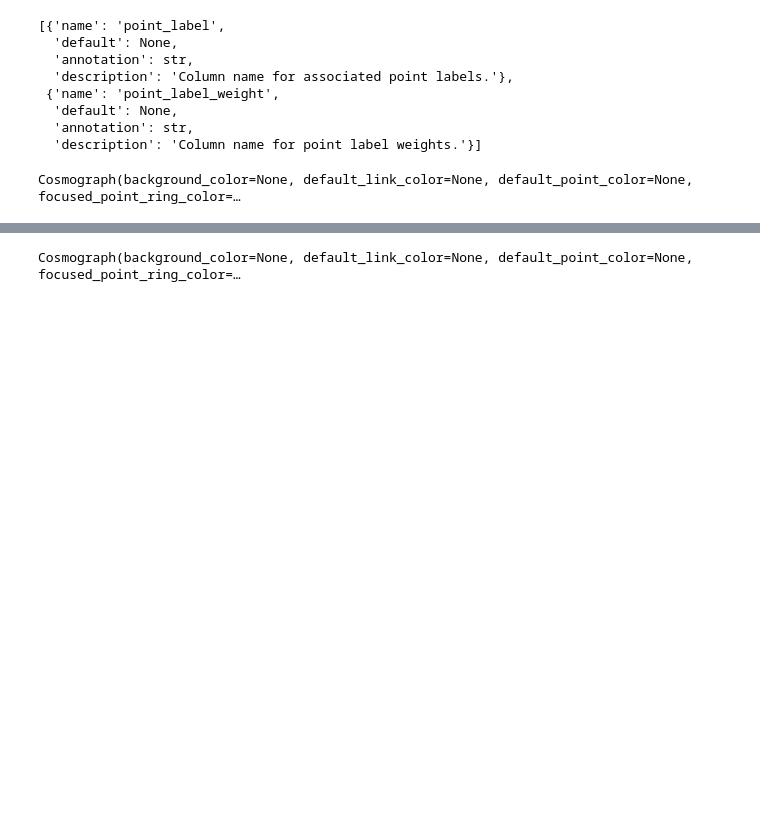
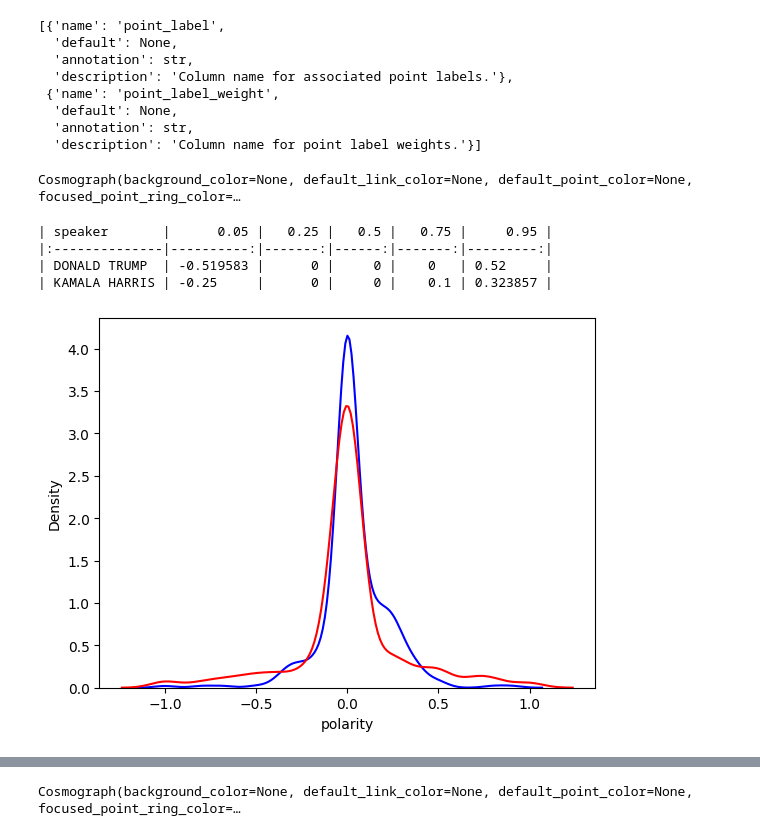
Before and after one commit to cosmograph-org/py_cosmograph, a Jupyter notebook: demos/harris_vs_trump_debate.ipynb, the cells around one changed output, grey strips where cells are left out. Saved outputs shown, nothing was run; the diff lists cells and outputs as text; code cells hidden in the pictures; blank space fills up the shorter version.

```diff
--- a/demos/harris_vs_trump_debate.ipynb
+++ b/demos/harris_vs_trump_debate.ipynb
@@ -95,3 +119,7 @@ Like all features, they should be taken with a grain of salt, since all metrics
+# %%
+# save it, so the data can be used eslewhere (for example, on cosmograph.app)
+if 'harris_vs_trump_debate__conversation_links.parquet' not in local_store:
+    local_store['harris_vs_trump_debate__conversation_links.parquet'] = df_to_parquet_bytes(links)
 # %% [markdown]
 # Analyze and visualize
 # %% [markdown]
@@ -476,3 +530,17 @@ cosmo(
 )
 # %% [output]
 Cosmograph(background_color=None, default_link_color=None, default_point_color=None, focused_point_ring_color=…
+# %%
+# density graph of polarity
+from seaborn import kdeplot
+
+kdeplot(df[df.speaker == 'KAMALA HARRIS'].polarity, label='KAMALA HARRIS', color='blue')
+kdeplot(df[df.speaker == 'DONALD TRUMP'].polarity, label='DONALD TRUMP', color='red')
+
+print(df.groupby('speaker').polarity.quantile([0.05, 0.25, 0.5, 0.75, 0.95]).unstack().to_markdown())
+# %% [output]
+| speaker       |      0.05 |   0.25 |   0.5 |   0.75 |     0.95 |
+|:--------------|----------:|-------:|------:|-------:|---------:|
+| DONALD TRUMP  | -0.519583 |      0 |     0 |    0   | 0.52     |
+| KAMALA HARRIS | -0.25     |      0 |     0 |    0.1 | 0.323857 |
+[figure, added]
```
Also changed, not shown: parts of 16 cells of this notebook, 2 other files.
